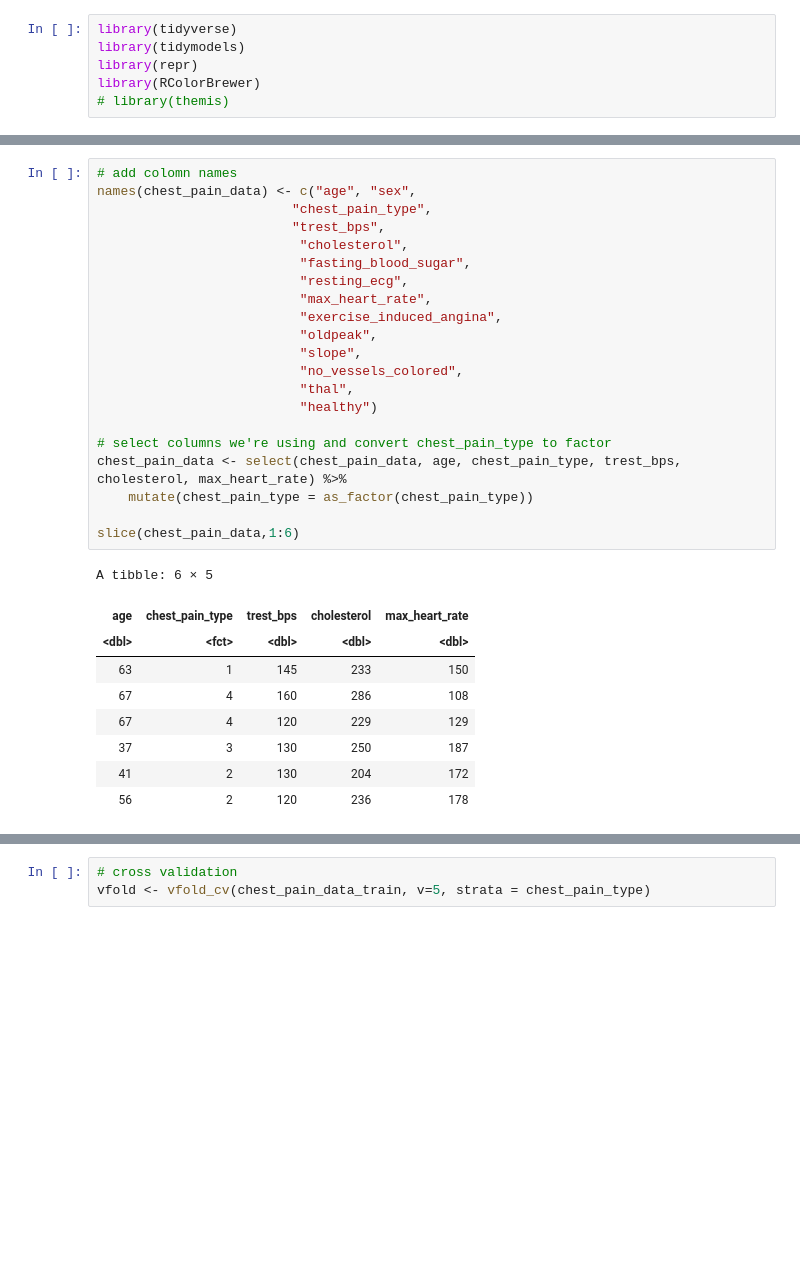
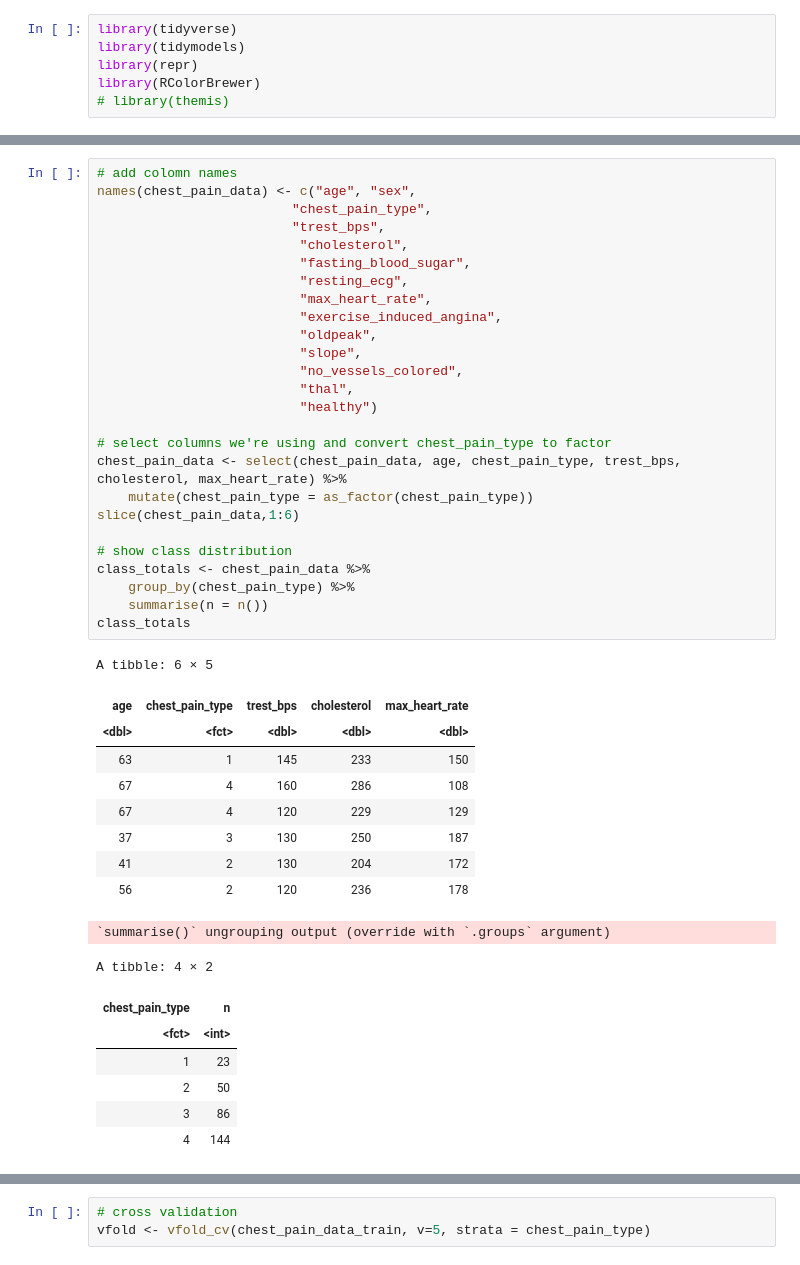
Before and after one commit to Tracywxr/Chest-Pain-Types-Prediction, a Jupyter notebook: Classification Analysis.ipynb, the cells around one changed output, grey strips where cells are left out. Saved outputs shown, nothing was run; the diff lists cells and outputs as text; blank space fills up the shorter version.

Commit message:
added distribution

```diff
--- a/Classification Analysis.ipynb
+++ b/Classification Analysis.ipynb
@@ -43,34 +42,47 @@ A spec_tbl_df: 6 × 14
 # %%
 # add colomn names
 names(chest_pain_data) <- c("age", "sex",
                          "chest_pain_type",
                          "trest_bps",
                           "cholesterol",
                           "fasting_blood_sugar",
                           "resting_ecg",
                           "max_heart_rate",
                           "exercise_induced_angina",
                           "oldpeak",
                           "slope",
                           "no_vessels_colored",
                           "thal",
                           "healthy")
 
 # select columns we're using and convert chest_pain_type to factor
 chest_pain_data <- select(chest_pain_data, age, chest_pain_type, trest_bps, cholesterol, max_heart_rate) %>%
     mutate(chest_pain_type = as_factor(chest_pain_type))
+slice(chest_pain_data,1:6)
 
-slice(chest_pain_data,1:6)
+# show class distribution
+class_totals <- chest_pain_data %>%
+    group_by(chest_pain_type) %>%
+    summarise(n = n())
+class_totals
 # %% [output]
 A tibble: 6 × 5
 | age | chest_pain_type | trest_bps | cholesterol | max_heart_rate |
 | <dbl> | <fct> | <dbl> | <dbl> | <dbl> |
 | 63 | 1 | 145 | 233 | 150 |
 | 67 | 4 | 160 | 286 | 108 |
 | 67 | 4 | 120 | 229 | 129 |
 | 37 | 3 | 130 | 250 | 187 |
 | 41 | 2 | 130 | 204 | 172 |
 | 56 | 2 | 120 | 236 | 178 |
+`summarise()` ungrouping output (override with `.groups` argument)
+A tibble: 4 × 2
+| chest_pain_type | n |
+| <fct> | <int> |
+| 1 | 23 |
+| 2 | 50 |
+| 3 | 86 |
+| 4 | 144 |
 # %%
 # split our dataset into a training dataset and a testing dataset
 # Randomly take 75% of the data in the training set.
```
Also changed, not shown: parts of 3 cells of this notebook.
